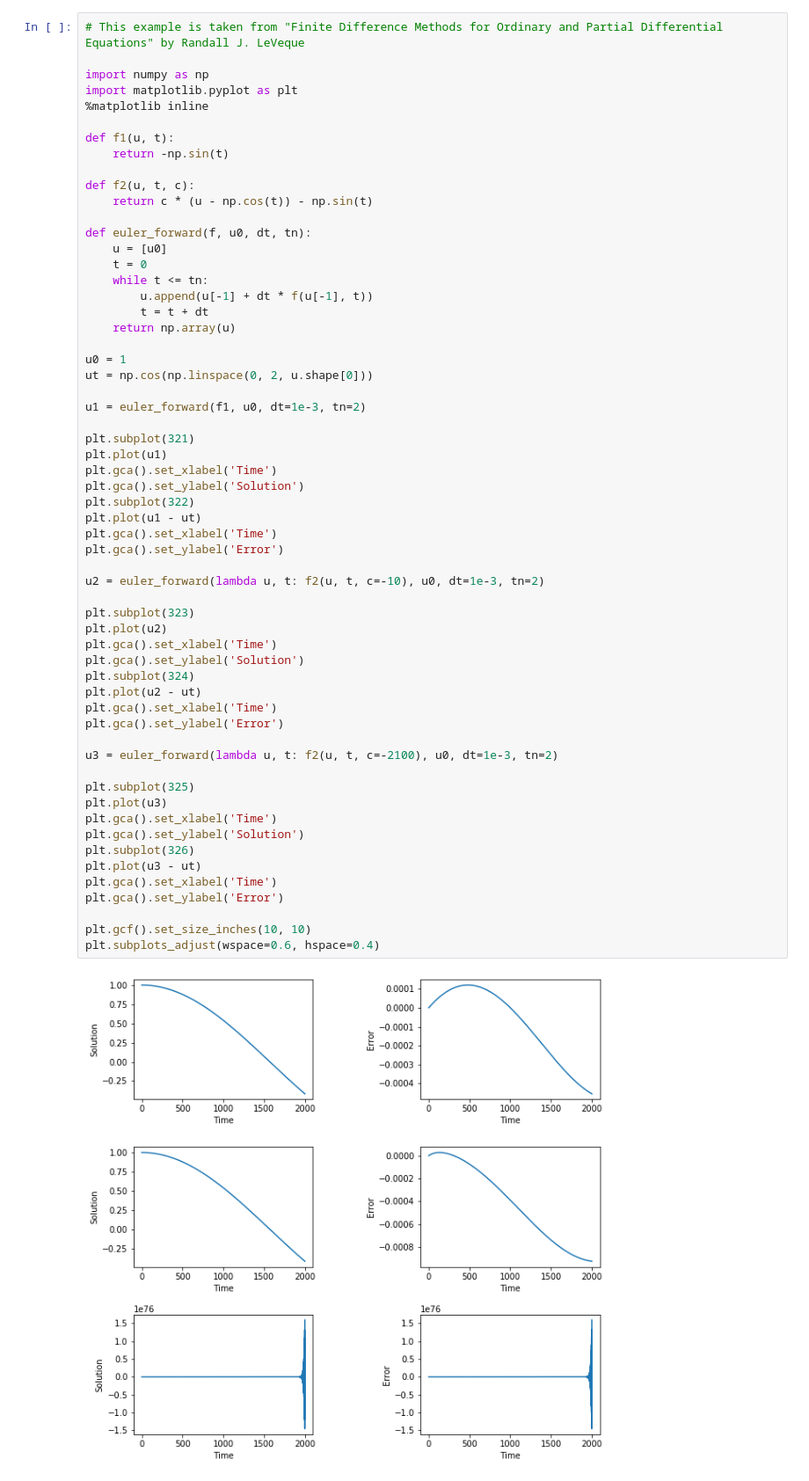
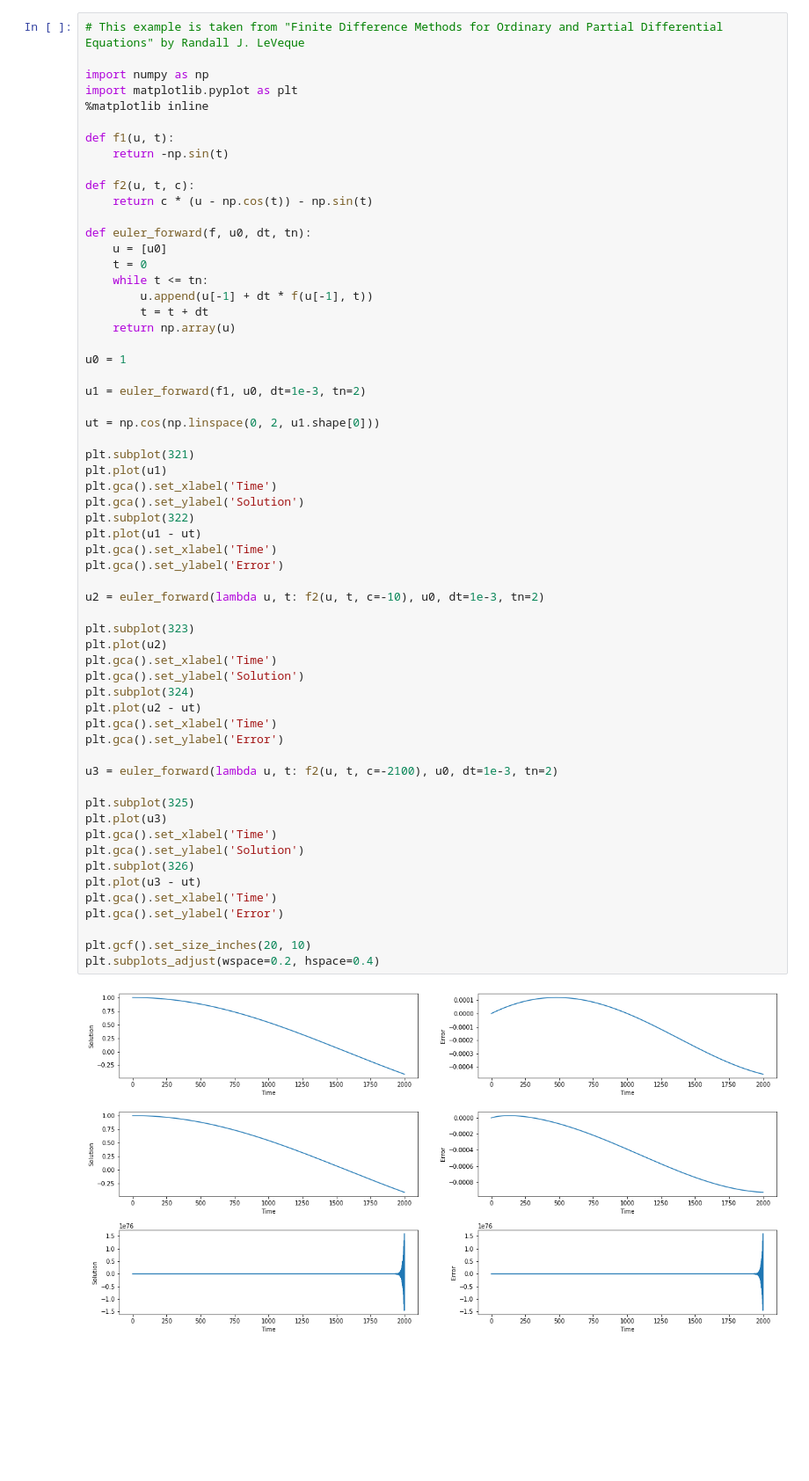
Before and after one commit to dongli/cgfd-knowledge-base, a Jupyter notebook: examples/trunc_error.ipynb, the cells around one changed output. Shown at 88% size. Drawn from its saved outputs; the diff is of its cells as text; blank space fills up the shorter version.

```diff
--- a/examples/trunc_error.ipynb
+++ b/examples/trunc_error.ipynb
@@ -20,42 +20,43 @@ def euler_forward(f, u0, dt, tn):
 	return np.array(u)
 
 u0 = 1
-ut = np.cos(np.linspace(0, 2, u.shape[0]))
 
 u1 = euler_forward(f1, u0, dt=1e-3, tn=2)
+
+ut = np.cos(np.linspace(0, 2, u1.shape[0]))
 
 plt.subplot(321)
 plt.plot(u1)
 plt.gca().set_xlabel('Time')
 plt.gca().set_ylabel('Solution')
 plt.subplot(322)
 plt.plot(u1 - ut)
 plt.gca().set_xlabel('Time')
 plt.gca().set_ylabel('Error')
 
 u2 = euler_forward(lambda u, t: f2(u, t, c=-10), u0, dt=1e-3, tn=2)
 
 plt.subplot(323)
 plt.plot(u2)
 plt.gca().set_xlabel('Time')
 plt.gca().set_ylabel('Solution')
 plt.subplot(324)
 plt.plot(u2 - ut)
 plt.gca().set_xlabel('Time')
 plt.gca().set_ylabel('Error')
 
 u3 = euler_forward(lambda u, t: f2(u, t, c=-2100), u0, dt=1e-3, tn=2)
 
 plt.subplot(325)
 plt.plot(u3)
 plt.gca().set_xlabel('Time')
 plt.gca().set_ylabel('Solution')
 plt.subplot(326)
 plt.plot(u3 - ut)
 plt.gca().set_xlabel('Time')
 plt.gca().set_ylabel('Error')
 
-plt.gcf().set_size_inches(10, 10)
-plt.subplots_adjust(wspace=0.6, hspace=0.4)
+plt.gcf().set_size_inches(20, 10)
+plt.subplots_adjust(wspace=0.2, hspace=0.4)
 # %% [output]
-[figure, old version]
+[figure, new version]
```
Also changed, not shown: 2 other files.
